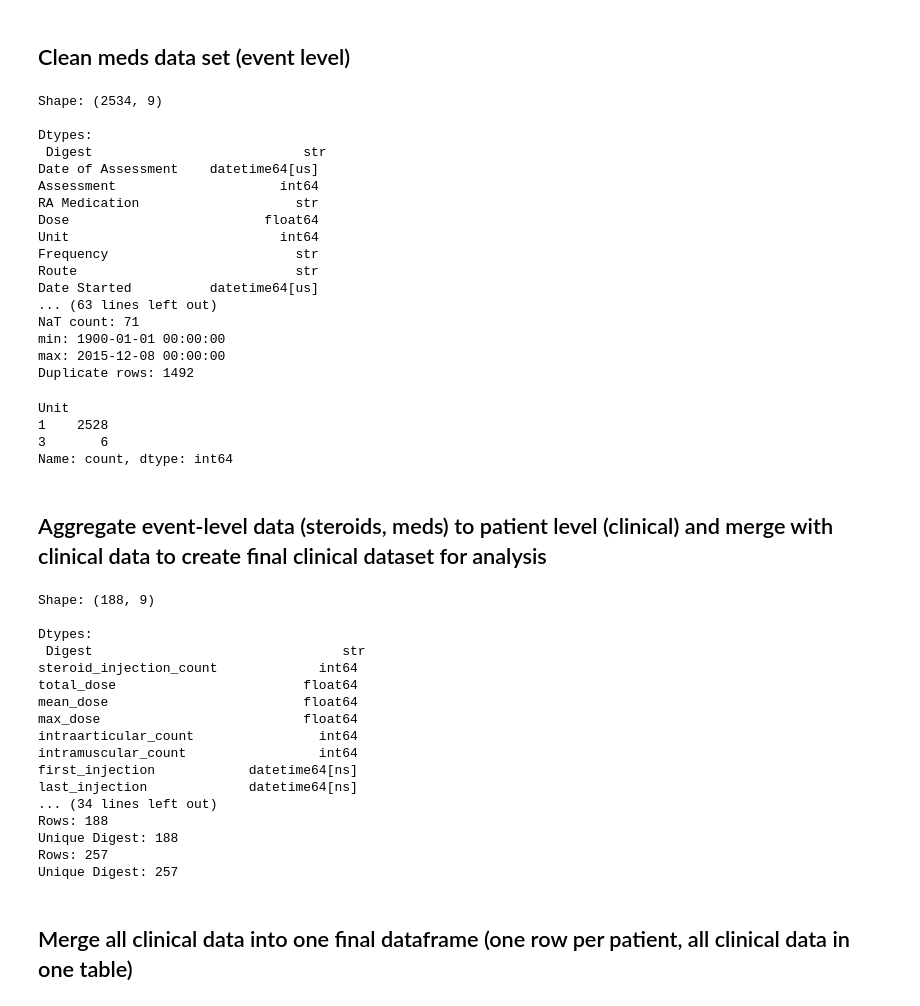
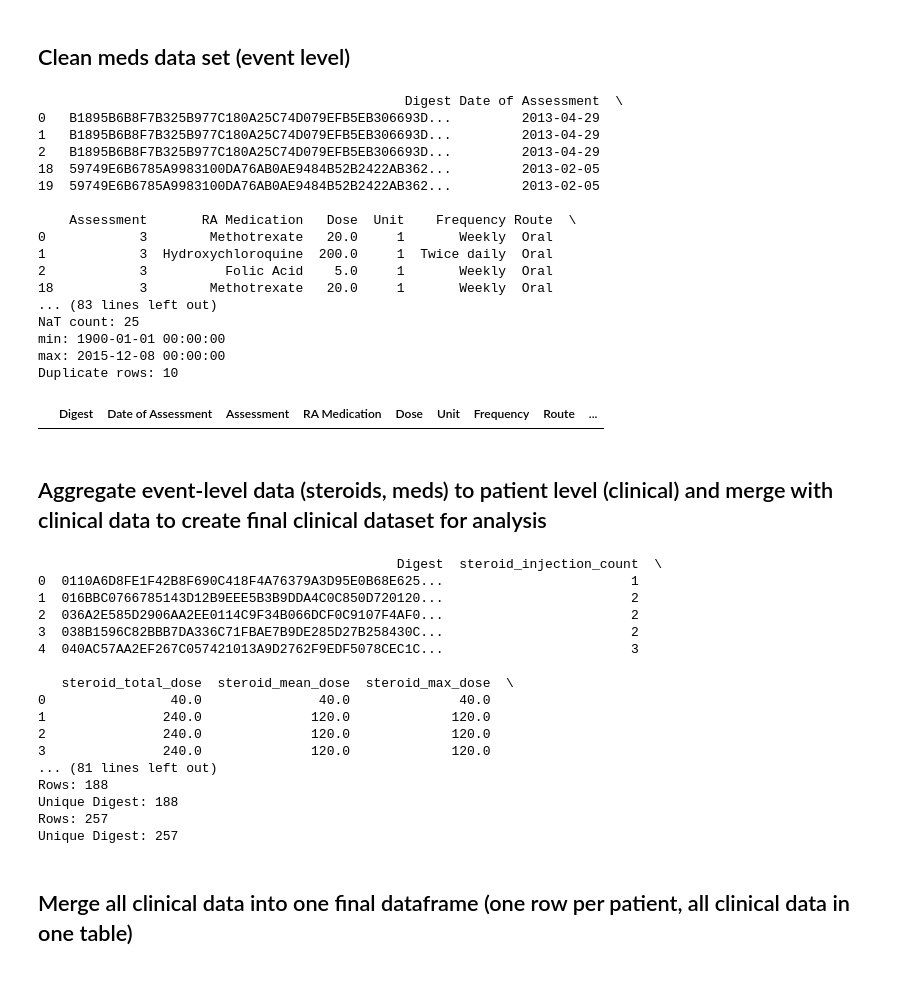
Before and after one commit to Roman0-5/RA-Map-EDA, a Jupyter notebook: notebooks/02_clinical_preprocessing.ipynb, the cells around one changed output. Cells and saved outputs as stored; diff of their text form; code cells hidden in the pictures.

Commit message:
changes to the cleaning functions and feature selection completed

```diff
--- a/notebooks/02_clinical_preprocessing.ipynb
+++ b/notebooks/02_clinical_preprocessing.ipynb
@@ -324,45 +348,51 @@ Duplicate rows: 29
 # %% [markdown]
 ## Clean meds data set (event level)
 # %%
+#df_meds_clean = clean_raw_artifacts(df_meds, STEROIDS_CONTRACT)
 df_meds_clean = clean_event_level_data(df_meds, MEDS_CONTRACT)
+
+print(df_meds_clean.head())
 
 sanity_structure(df_meds_clean)
 sanity_contract_check(df_meds_clean, MEDS_CONTRACT)
 sanity_numeric(df_meds_clean, MEDS_CONTRACT)
 sanity_categorical(df_meds_clean, MEDS_CONTRACT)
 sanity_binary(df_meds_clean, MEDS_CONTRACT)
 sanity_dates(df_meds_clean, MEDS_CONTRACT)
 sanity_duplicates(df_meds_clean, subset=["Digest", "Date Started", "RA Medication"])
 
 df_meds_clean["Assessment"].value_counts().head(10)
 df_meds_clean["Unit"].value_counts().head(10)
+
+df_meds_clean[df_meds_clean.duplicated(keep=False)].sort_values(
+    ["Digest", "Date Started"]
+)
 # %% [output]
-Shape: (2534, 9)
+                                               Digest Date of Assessment  \
+0   B1895B6B8F7B325B977C180A25C74D079EFB5EB306693D...         2013-04-29
+1   B1895B6B8F7B325B977C180A25C74D079EFB5EB306693D...         2013-04-29
+2   B1895B6B8F7B325B977C180A25C74D079EFB5EB306693D...         2013-04-29
+18  59749E6B6785A9983100DA76AB0AE9484B52B2422AB362...         2013-02-05
+19  59749E6B6785A9983100DA76AB0AE9484B52B2422AB362...         2013-02-05
 
-Dtypes:
- Digest                           str
-Date of Assessment    datetime64[us]
-Assessment                     int64
-RA Medication                    str
-Dose                         float64
-Unit                           int64
-Frequency                        str
-Route                            str
-Date Started          datetime64[us]
-... (63 lines left out)
-NaT count: 71
+    Assessment       RA Medication   Dose  Unit    Frequency Route  \
+0            3        Methotrexate   20.0     1       Weekly  Oral
+1            3  Hydroxychloroquine  200.0     1  Twice daily  Oral
+2            3          Folic Acid    5.0     1       Weekly  Oral
+18           3        Methotrexate   20.0     1       Weekly  Oral
+... (83 lines left out)
+NaT count: 25
 min: 1900-01-01 00:00:00
 max: 2015-12-08 00:00:00
-Duplicate rows: 1492
+Duplicate rows: 10
-Unit
-1    2528
-3       6
-Name: count, dtype: int64
+|  | Digest | Date of Assessment | Assessment | RA Medication | Dose | Unit | Frequency | Route | ... |
 # %% [markdown]
 ## Aggregate event-level data (steroids, meds) to patient level (clinical) and merge with clinical data to create final clinical dataset for analysis
 # %%
 df_steroids_agg = aggregate_steroids(df_steroids_clean)
+print(df_steroids_agg.head())
 df_meds_agg = aggregate_meds(df_meds_clean)
+print(df_meds_agg.head())
 
 sanity_structure(df_steroids_agg)
 sanity_structure(df_meds_agg)
@@ -370,19 +400,19 @@ sanity_structure(df_meds_agg)
 check_unique_patients(df_steroids_agg)
 check_unique_patients(df_meds_agg)
 # %% [output]
-Shape: (188, 9)
+                                              Digest  steroid_injection_count  \
+0  0110A6D8FE1F42B8F690C418F4A76379A3D95E0B68E625...                        1
+1  016BBC0766785143D12B9EEE5B3B9DDA4C0C850D720120...                        2
+2  036A2E585D2906AA2EE0114C9F34B066DCF0C9107F4AF0...                        2
+3  038B1596C82BBB7DA336C71FBAE7B9DE285D27B258430C...                        2
+4  040AC57AA2EF267C057421013A9D2762F9EDF5078CEC1C...                        3
 
-Dtypes:
- Digest                                str
-steroid_injection_count             int64
-total_dose                        float64
-mean_dose                         float64
-max_dose                          float64
-intraarticular_count                int64
-intramuscular_count                 int64
-first_injection            datetime64[ns]
-last_injection             datetime64[ns]
-... (34 lines left out)
+   steroid_total_dose  steroid_mean_dose  steroid_max_dose  \
+0                40.0               40.0              40.0
+1               240.0              120.0             120.0
+2               240.0              120.0             120.0
+3               240.0              120.0             120.0
+... (81 lines left out)
 Rows: 188
 Unique Digest: 188
 Rows: 257
```
Also changed, not shown: parts of 5 cells of this notebook, 6 other files.
